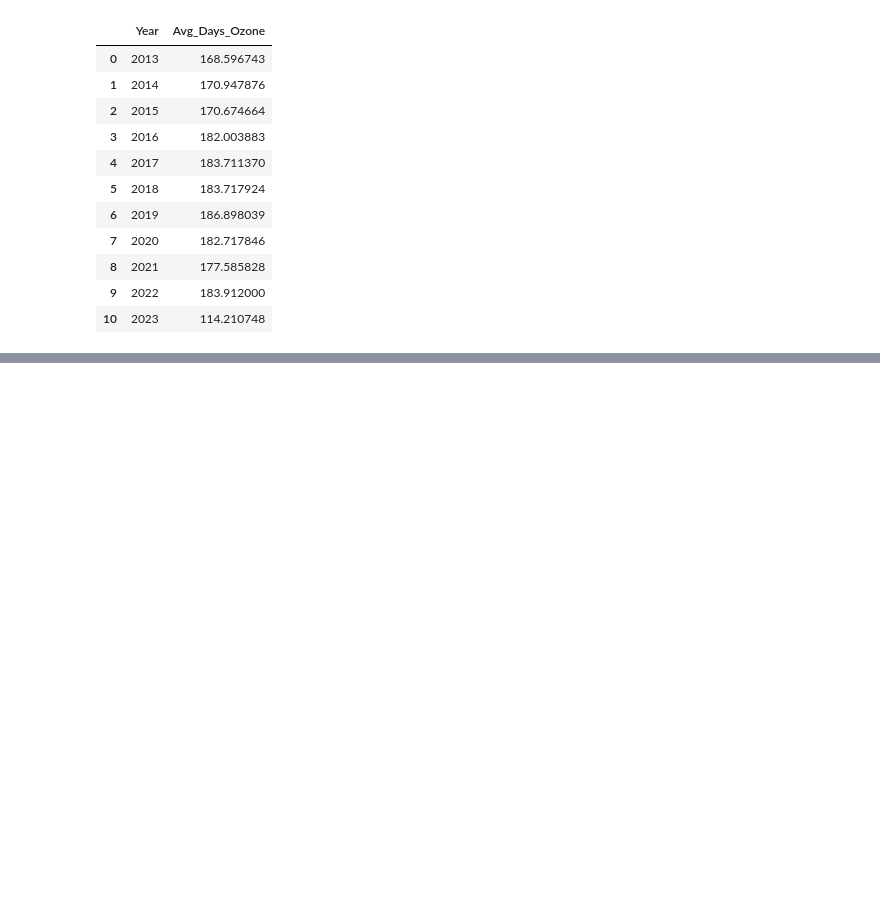
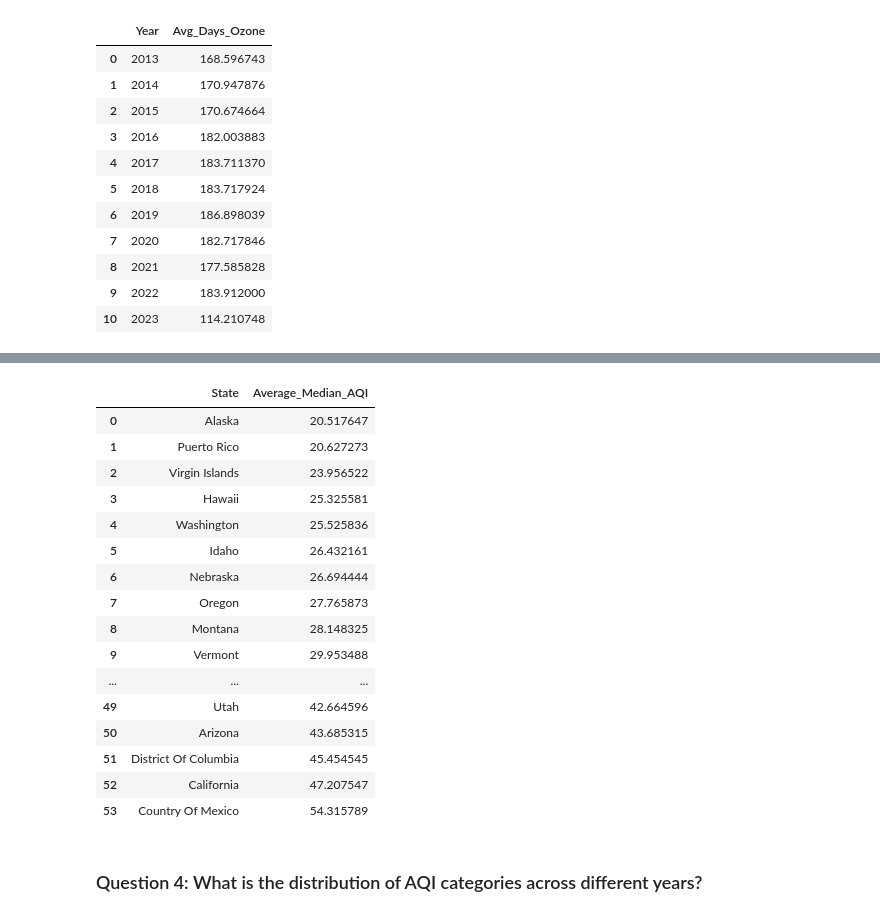
Before and after one commit to HieuVuong001/AQI_analysis, a Jupyter notebook: ProjectCode_CMPE255.ipynb, the cells around one changed output, grey strips where cells are left out. Saved outputs shown, nothing was run; the diff lists cells and outputs as text; code cells hidden in the pictures; blank space fills up the shorter version.

```diff
--- a/ProjectCode_CMPE255.ipynb
+++ b/ProjectCode_CMPE255.ipynb
@@ -532,0 +512,36 @@ df_q4.head(100)
+# %%
+# SQL query to calculate the average Median AQI for each state and sort the results
+q5 = """
+SELECT
+  State,
+  AVG(`Median AQI`) AS Average_Median_AQI
+FROM
+  `cmpe255-project-419122.aqi_trend_analysis_dataset.annual_aqi_by_county_df`
+GROUP BY
+  State
+ORDER BY
+  Average_Median_AQI;
+"""
+
+df_q5=client.query(q5).to_dataframe()
+df_q5.head(100)
+# %% [output]
+|  | State | Average_Median_AQI |
+| 0 | Alaska | 20.517647 |
+| 1 | Puerto Rico | 20.627273 |
+| 2 | Virgin Islands | 23.956522 |
+| 3 | Hawaii | 25.325581 |
+| 4 | Washington | 25.525836 |
+| 5 | Idaho | 26.432161 |
+| 6 | Nebraska | 26.694444 |
+| 7 | Oregon | 27.765873 |
+| 8 | Montana | 28.148325 |
+| 9 | Vermont | 29.953488 |
+| ... | ... | ... |
+| 49 | Utah | 42.664596 |
+| 50 | Arizona | 43.685315 |
+| 51 | District Of Columbia | 45.454545 |
+| 52 | California | 47.207547 |
+| 53 | Country Of Mexico | 54.315789 |
+# %% [markdown]
+### Question 4: What is the distribution of AQI categories across different years?
```
Also changed, not shown: parts of 11 cells of this notebook.
